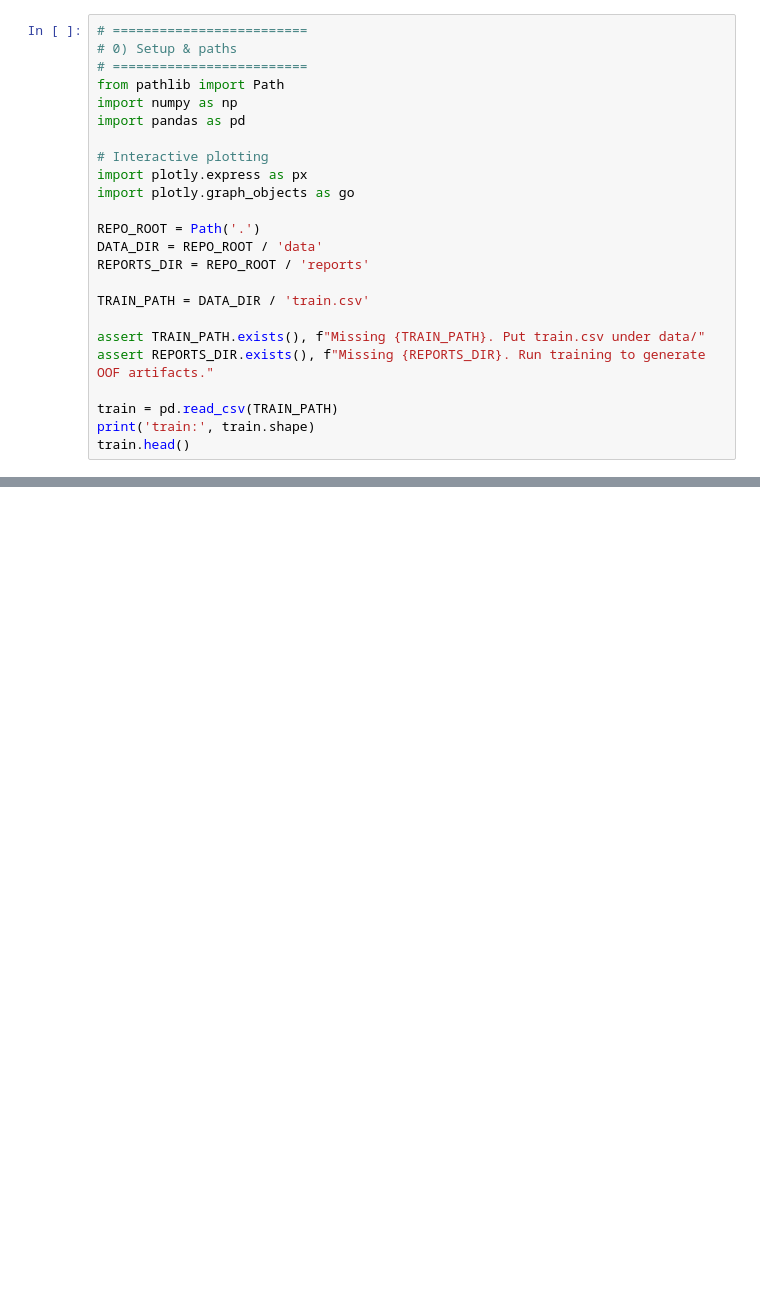
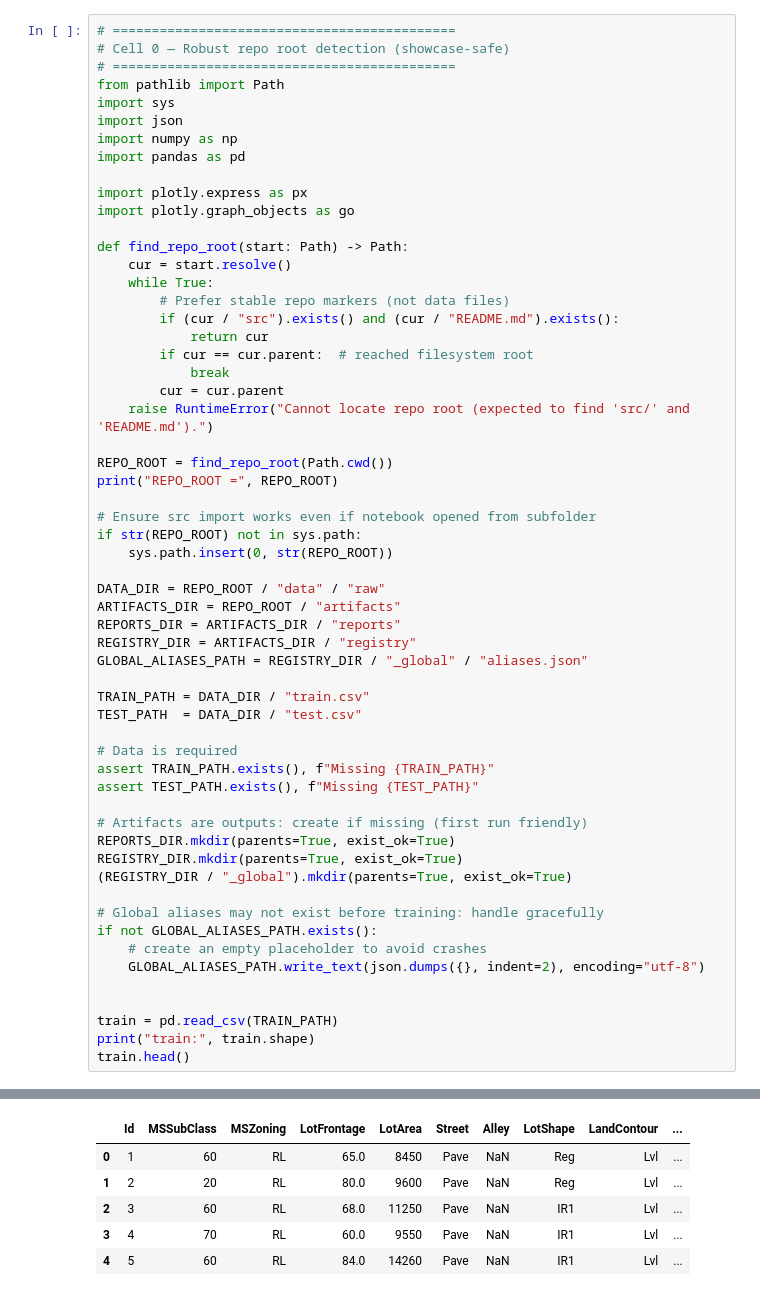
Before and after one commit to wangz99-crypto/house-prices-ml-pipeline, a Jupyter notebook: notebooks/02_model_analysis/error_analysis_oof_interactive.ipynb, the cells around one changed output, grey strips where cells are left out. Drawn from its saved outputs; the diff is of its cells as text; blank space fills up the shorter version.

```diff
--- a/notebooks/02_model_analysis/error_analysis_oof_interactive.ipynb
+++ b/notebooks/02_model_analysis/error_analysis_oof_interactive.ipynb
@@ -13,24 +20,59 @@ This notebook analyzes **out-of-fold (OOF)** predictions produced by your traini
 # %%
-# =========================
-# 0) Setup & paths
-# =========================
+# ============================================
+# Cell 0 — Robust repo root detection (showcase-safe)
+# ============================================
 from pathlib import Path
+import sys
+import json
 import numpy as np
 import pandas as pd
 
-# Interactive plotting
 import plotly.express as px
 import plotly.graph_objects as go
 
-REPO_ROOT = Path('.')
-DATA_DIR = REPO_ROOT / 'data'
-REPORTS_DIR = REPO_ROOT / 'reports'
+def find_repo_root(start: Path) -> Path:
+    cur = start.resolve()
+    while True:
+        # Prefer stable repo markers (not data files)
+        if (cur / "src").exists() and (cur / "README.md").exists():
+            return cur
+        if cur == cur.parent:  # reached filesystem root
+            break
+        cur = cur.parent
+    raise RuntimeError("Cannot locate repo root (expected to find 'src/' and 'README.md').")
 
-TRAIN_PATH = DATA_DIR / 'train.csv'
+REPO_ROOT = find_repo_root(Path.cwd())
+print("REPO_ROOT =", REPO_ROOT)
 
-assert TRAIN_PATH.exists(), f"Missing {TRAIN_PATH}. Put train.csv under data/"
-assert REPORTS_DIR.exists(), f"Missing {REPORTS_DIR}. Run training to generate OOF artifacts."
+# Ensure src import works even if notebook opened from subfolder
+if str(REPO_ROOT) not in sys.path:
+    sys.path.insert(0, str(REPO_ROOT))
+
+DATA_DIR = REPO_ROOT / "data" / "raw"
+ARTIFACTS_DIR = REPO_ROOT / "artifacts"
+REPORTS_DIR = ARTIFACTS_DIR / "reports"
+REGISTRY_DIR = ARTIFACTS_DIR / "registry"
+GLOBAL_ALIASES_PATH = REGISTRY_DIR / "_global" / "aliases.json"
+
+TRAIN_PATH = DATA_DIR / "train.csv"
+TEST_PATH  = DATA_DIR / "test.csv"
+
+# Data is required
+assert TRAIN_PATH.exists(), f"Missing {TRAIN_PATH}"
+assert TEST_PATH.exists(), f"Missing {TEST_PATH}"
+
+# Artifacts are outputs: create if missing (first run friendly)
+REPORTS_DIR.mkdir(parents=True, exist_ok=True)
+REGISTRY_DIR.mkdir(parents=True, exist_ok=True)
+(REGISTRY_DIR / "_global").mkdir(parents=True, exist_ok=True)
+
+# Global aliases may not exist before training: handle gracefully
+if not GLOBAL_ALIASES_PATH.exists():
+    # create an empty placeholder to avoid crashes
+    GLOBAL_ALIASES_PATH.write_text(json.dumps({}, indent=2), encoding="utf-8")
+
 
 train = pd.read_csv(TRAIN_PATH)
-print('train:', train.shape)
+print("train:", train.shape)
 train.head()
+# %% [output]
@@ -36,0 +81,6 @@ train.head()
+|  | Id | MSSubClass | MSZoning | LotFrontage | LotArea | Street | Alley | LotShape | LandContour | ... |
+| 0 | 1 | 60 | RL | 65.0 | 8450 | Pave | NaN | Reg | Lvl | ... |
+| 1 | 2 | 20 | RL | 80.0 | 9600 | Pave | NaN | Reg | Lvl | ... |
+| 2 | 3 | 60 | RL | 68.0 | 11250 | Pave | NaN | IR1 | Lvl | ... |
+| 3 | 4 | 70 | RL | 60.0 | 9550 | Pave | NaN | IR1 | Lvl | ... |
+| 4 | 5 | 60 | RL | 84.0 | 14260 | Pave | NaN | IR1 | Lvl | ... |
```
Also changed, not shown: parts of 26 cells of this notebook, 4 other files.
